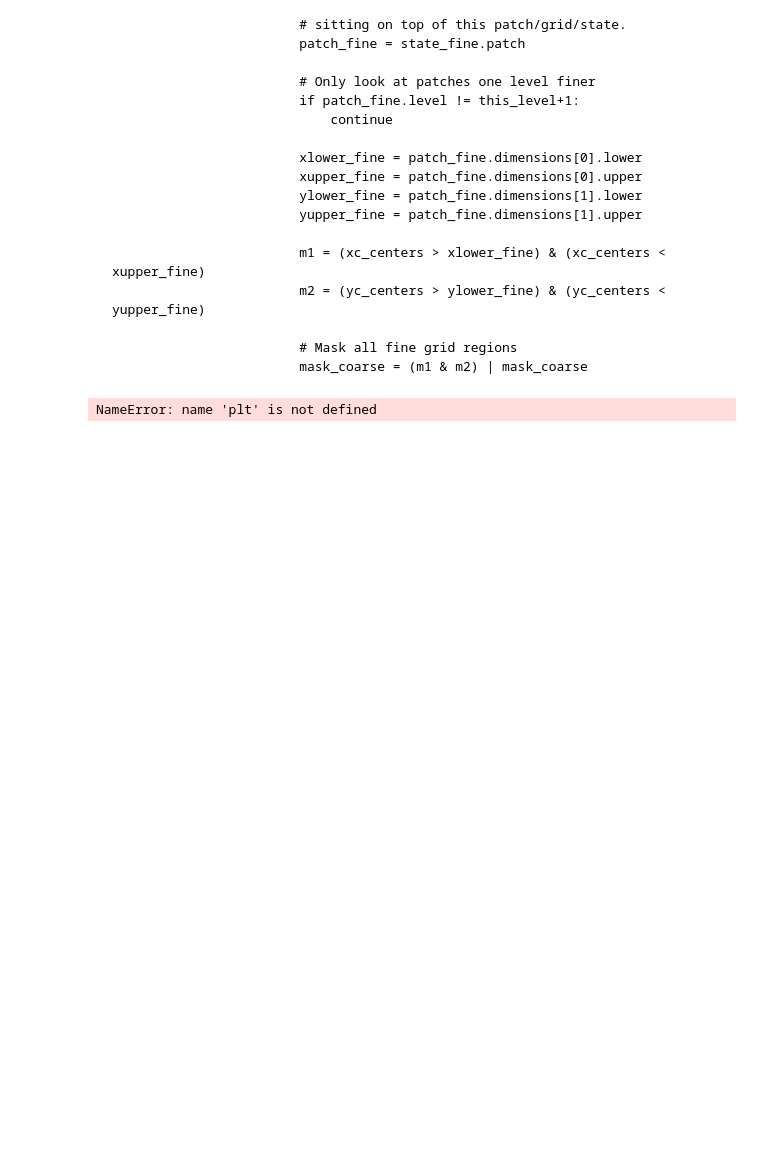
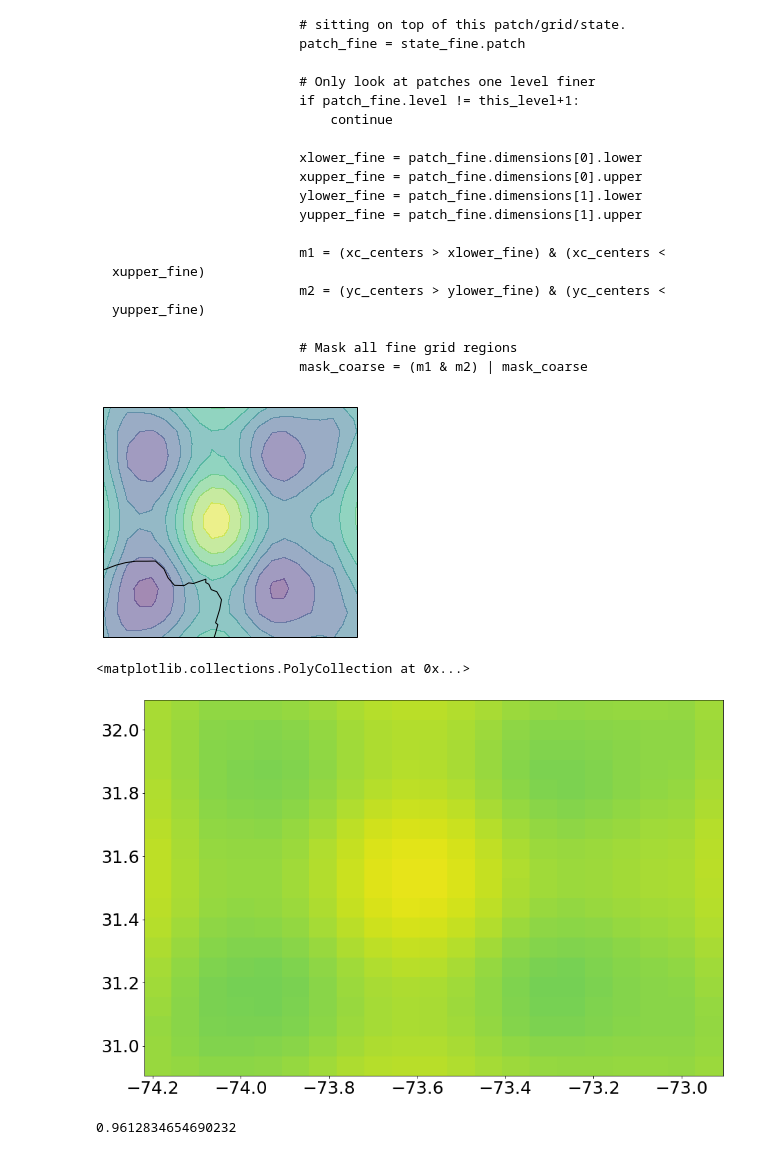
Before and after one commit to cjeffr/BarrierIslandBreachv1, a Jupyter notebook: fort.q_plotting.ipynb, the cells around one changed output. Cells and saved outputs as stored; diff of their text form; code cells hidden in the pictures; blank space fills up the shorter version.

```diff
--- a/fort.q_plotting.ipynb
+++ b/fort.q_plotting.ipynb
@@ -203,22 +244,34 @@ for patch in patch_dict:
     eta = patch_dict[patch]['eta']
 ccrs?
 # %%
-ax = plt.axes(projection=ccrs.PlateCarree())
-img_extent = (-76, -70, 28, 34)
-ax.set_global()
-# ax.coastlines(extent=img_extent)
+fig = plt.figure(figsize=[10,15])
+ax = fig.add_subplot(121, projection=ccrs.PlateCarree([-75.5, -75.08, 37.8, 38.25]))
+img_extent = [-75.5, -75.08, 37.8, 38.25]
 
-# ax.contourf(lon, lat, data)
+# ax.set_extent(img_extent)
+ax.coastlines()
+
+# ax.contourf(long, lat, eta)
 
 
 # import numpy as np
 # lon = np.linspace(-80, 80, 25)
 # lat = np.linspace(30, 70, 25)
 # lon2d, lat2d = np.meshgrid(lon, lat)
 # data = np.cos(np.deg2rad(lat2d) * 4) + np.sin(np.deg2rad(lon2d) * 4)
-ax.contourf(da)
+ax.contourf(da, alpha=0.5)
+plt.show()
+
+fig = plt.figure(2)
+plt.pcolor(Xc, Yc, eta, vmin=-0.1, vmax=1.)
 # %% [output]
+[figure, added]
-NameError: name 'plt' is not defined
+<matplotlib.collections.PolyCollection at 0x...>
+[figure, added]
+# %%
+eta.max()
+# %% [output]
+0.9612834654690232
 # %%
 # for i in range(mx):
 long=Xc[:,0]
```
Also changed, not shown: parts of 10 cells of this notebook.
